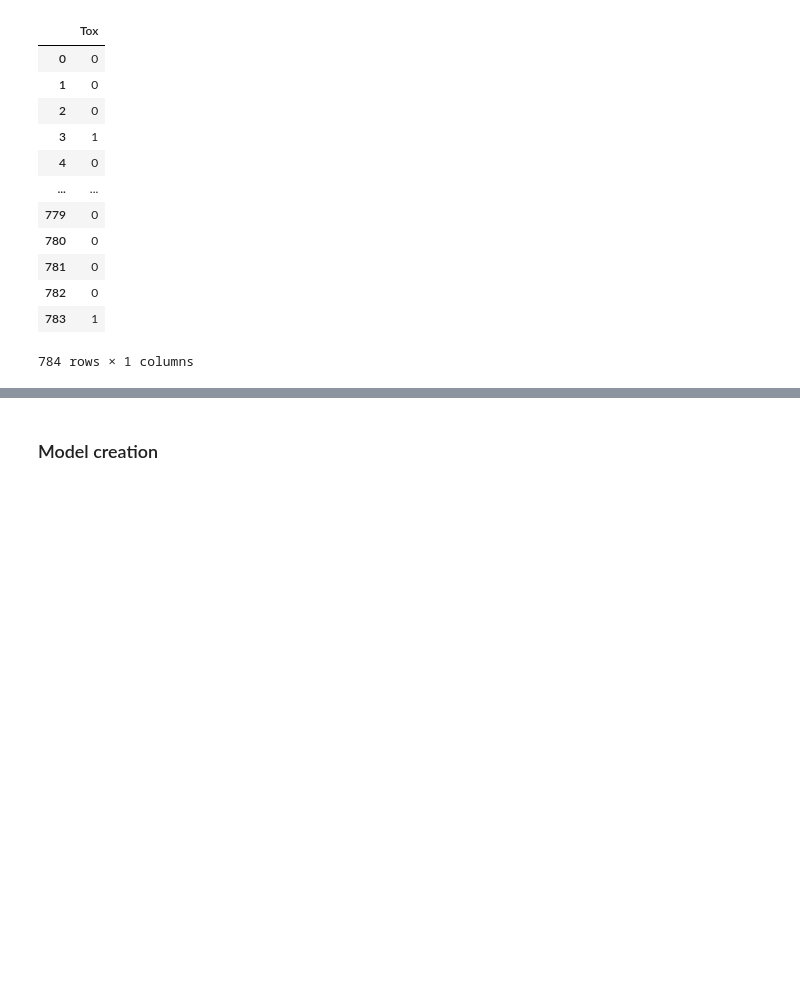
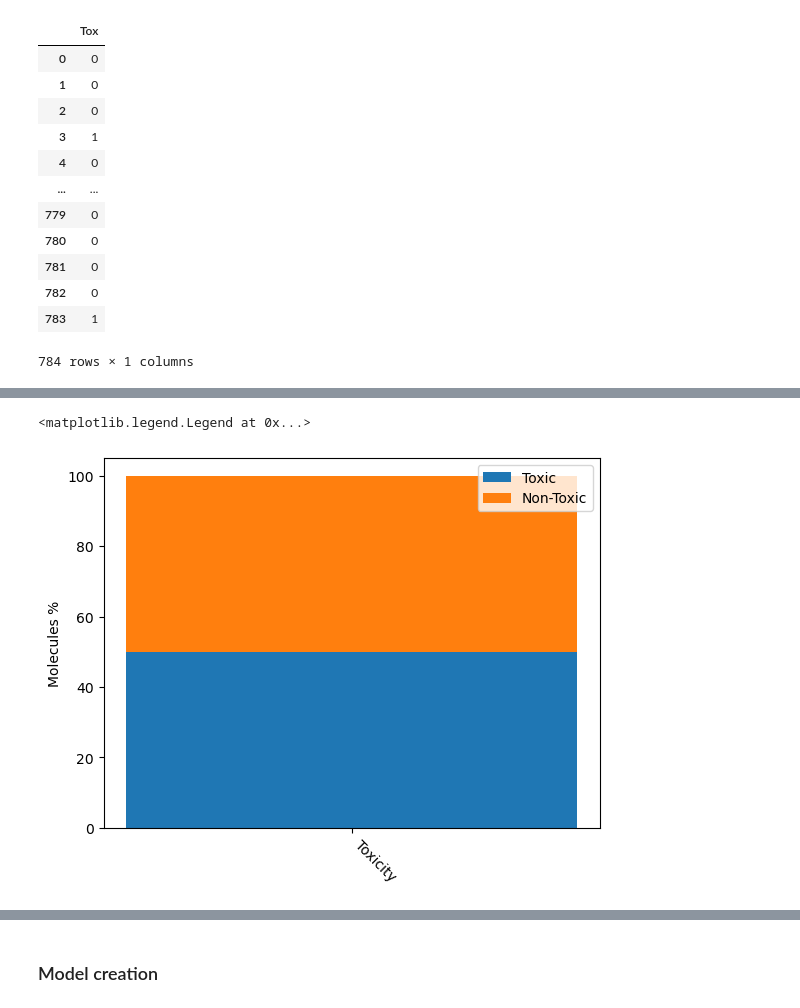
Before and after one commit to Benkly/RandomForestClassifier-to-predict-molecular-toxicity, a Jupyter notebook: RandomForest.ipynb, the cells around one changed output, grey strips where cells are left out. Drawn from its saved outputs; the diff is of its cells as text; code cells hidden in the pictures; blank space fills up the shorter version.

```diff
--- a/RandomForest.ipynb
+++ b/RandomForest.ipynb
@@ -65,9 +69,9 @@ ECFP = train_df.iloc[:, :1024]
 
 weights_ids = train_df.iloc[:, 1036:]
 
-X_train = train_df.drop(['y1', 'y2', 'y3', 'y4', 'y5', 'y6', 'y7', 'y8', 'y9', 'y10', 'y11', 'y12', 'w8', 'w9', 'w10', 'w11', 'w12','ids'], axis = 1)
+X_train = train_df.drop(['y1', 'y2', 'y3', 'y4', 'y5', 'y6', 'y7', 'y8', 'y9', 'y10', 'y11', 'y12', 'w1', 'w2', 'w3', 'w4', 'w5', 'w6', 'w7', 'w8', 'w9', 'w10', 'w11', 'w12','ids'], axis = 1)
 
-X_test = test_df.drop(['y1', 'y2', 'y3', 'y4', 'y5', 'y6', 'y7', 'y8', 'y9', 'y10', 'y11', 'y12', 'w8', 'w9', 'w10', 'w11', 'w12', 'ids'], axis = 1)
+X_test = test_df.drop(['y1', 'y2', 'y3', 'y4', 'y5', 'y6', 'y7', 'y8', 'y9', 'y10', 'y11', 'y12', 'w1', 'w2', 'w3', 'w4', 'w5', 'w6', 'w7', 'w8', 'w9', 'w10', 'w11', 'w12', 'ids'], axis = 1)
 
 y_train = train_df.iloc[:, 1024:1031]
 
@@ -172,0 +245,14 @@ y_test
+# %%
+from matplotlib import pyplot as plt
+
+percent_toxic = 100*sum(df_oversampled['Tox'])/len(df_oversampled)
+percent_non_toxic = 100-percent_toxic
+
+ax=plt.bar('Toxicity',percent_toxic, label='Toxic')
+plt.bar('Toxicity',percent_non_toxic, bottom= percent_toxic, label='Non-Toxic')
+plt.xticks(rotation=-45, ha='left')
+plt.ylabel("Molecules %")
+plt.legend()
+# %% [output]
+<matplotlib.legend.Legend at 0x...>
+[figure, added]
```
Also changed, not shown: parts of 42 cells of this notebook.
